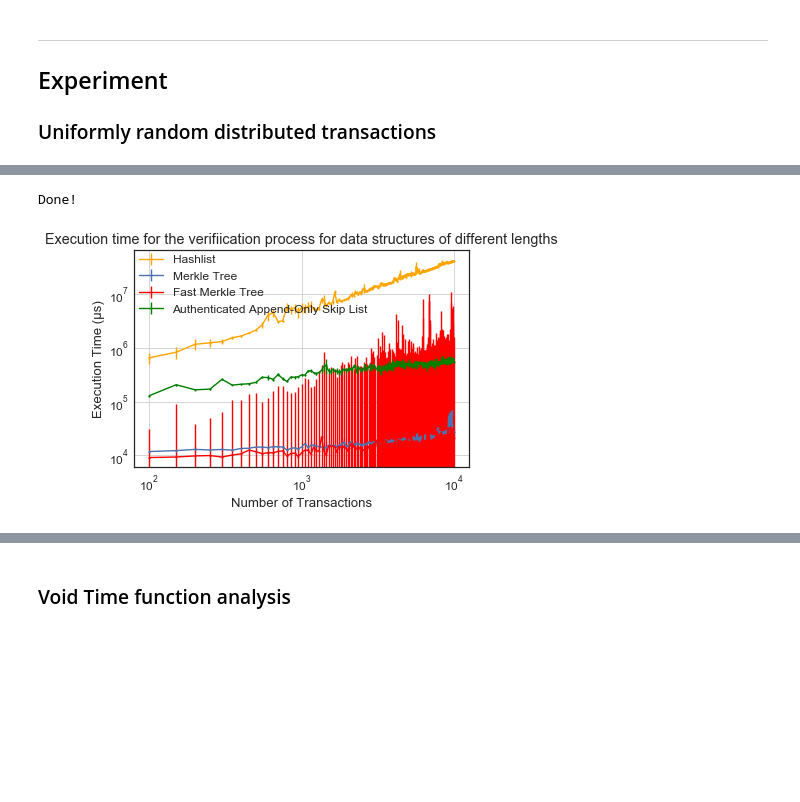
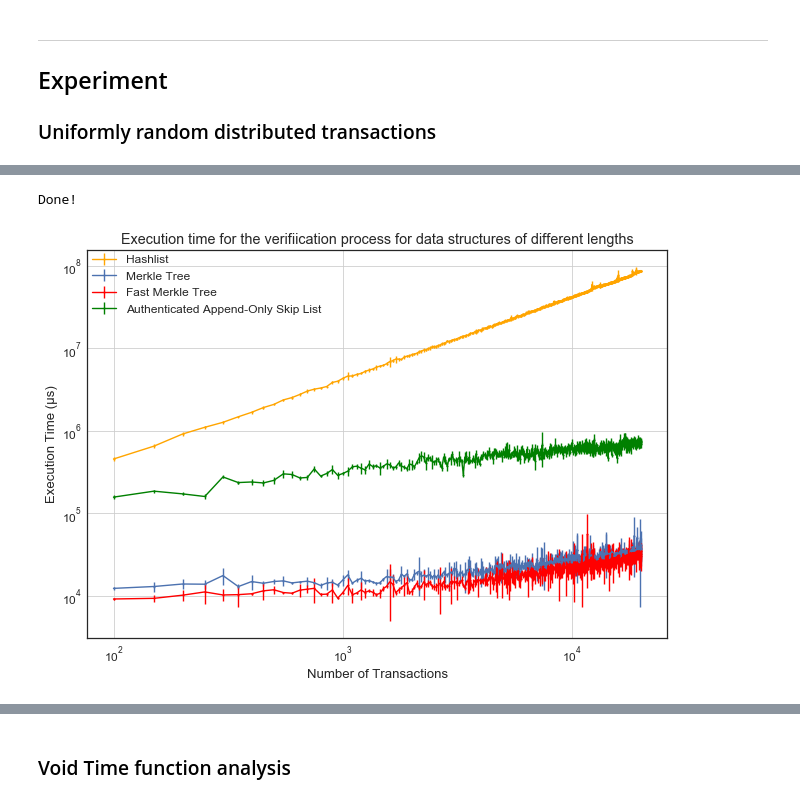
Before and after one commit to SimoneStefani/thesis-data-analysis, a Jupyter notebook: Thesis Data Analysis.ipynb, the cells around one changed output, grey strips where cells are left out. Saved outputs shown, nothing was run; the diff lists cells and outputs as text; code cells hidden in the pictures; blank space fills up the shorter version.

```diff
--- a/Thesis Data Analysis.ipynb
+++ b/Thesis Data Analysis.ipynb
@@ -173,7 +173,7 @@ def getResults(algo, trials, rnge):
 
     return build_t, build_m, veri_t, veri_m
 # %%
-RANGE = 100, 10000, 50
+RANGE = 100, 20000, 50
 TRIALS = 30
 
 
@@ -183,7 +183,7 @@ TRIALS = 30
 #cleanupSource()
 #genUniformData(RANGE)
 
-randUniformExperiment('hl', TRIALS, RANGE)
+#randUniformExperiment('hl', TRIALS, RANGE)
 hl_build_t, hl_build_m, hl_veri_t, hl_veri_m = getResults('hl', TRIALS, RANGE)
 hl_build_t_means, hl_build_t_stds = computeStats(hl_build_t)
 hl_build_m_means, hl_build_m_stds = computeStats(hl_build_m)
@@ -191,14 +191,14 @@ hl_veri_t_means, hl_veri_t_stds = computeStats(hl_veri_t)
 hl_veri_m_means, hl_veri_m_stds = computeStats(hl_veri_m)
 
 
-randUniformExperiment('mt', TRIALS, RANGE)
+#randUniformExperiment('mt', TRIALS, RANGE)
 mt_build_t, mt_build_m, mt_veri_t, mt_veri_m = getResults('mt', TRIALS, RANGE)
 mt_build_t_means, mt_build_t_stds = computeStats(mt_build_t)
 mt_build_m_means, mt_build_m_stds = computeStats(mt_build_m)
 mt_veri_t_means, mt_veri_t_stds = computeStats(mt_veri_t)
 mt_veri_m_means, mt_veri_m_stds = computeStats(mt_veri_m)
 
-randUniformExperiment('fmt', TRIALS, RANGE)
+#randUniformExperiment('fmt', TRIALS, RANGE)
 fmt_build_t, fmt_build_m, fmt_veri_t, fmt_veri_m = getResults('fmt', TRIALS, RANGE)
 fmt_build_t_means, fmt_build_t_stds = computeStats(fmt_build_t)
 fmt_build_m_means, fmt_build_m_stds = computeStats(fmt_build_m)
@@ -258,23 +258,23 @@ Done!
 # %%
 # build plot
 title = 'Execution time for the verifiication process for data structures of different lengths'
 plt.errorbar(lenghts, hl_veri_t_means, yerr=hl_veri_t_stds, marker='o', markersize=2, color='orange', label='Hashlist')
 plt.errorbar(lenghts, mt_veri_t_means, yerr=mt_veri_t_stds, marker='o', markersize=2, label='Merkle Tree')
-plt.errorbar(lenghts, fmt_veri_t_means, yerr=fmt_build_t_stds, marker='o', markersize=2, color='red', label='Fast Merkle Tree')
+plt.errorbar(lenghts, fmt_veri_t_means, yerr=fmt_veri_t_stds, marker='o', markersize=2, color='red', label='Fast Merkle Tree')
 plt.errorbar(lenghts, sl_veri_t_means, yerr=sl_veri_t_stds, marker='o', markersize=2, color='green', label='Authenticated Append-Only Skip List')
 plt.title(title)
 plt.grid(True)
 plt.xlabel('Number of Transactions')
 plt.ylabel('Execution Time (µs)')
 plt.legend(bbox_to_anchor=(0, 1), loc=2, borderaxespad=0.)
 plt.savefig(toSnakeCase(title) + '.png', dpi = 400)
 plt.xscale('log')
 plt.yscale('log')
 plt.savefig(toSnakeCase(title) + '_log.png', dpi = 400)
 print('Done!')
 # %% [output]
 Done!
-[figure, old version]
+[figure, new version]
 # %%
 # build plot
 title = 'Memory Allocation for the verifiication process for data structures of different lengths'
```
Also changed, not shown: parts of 5 cells of this notebook, 9 other files.
